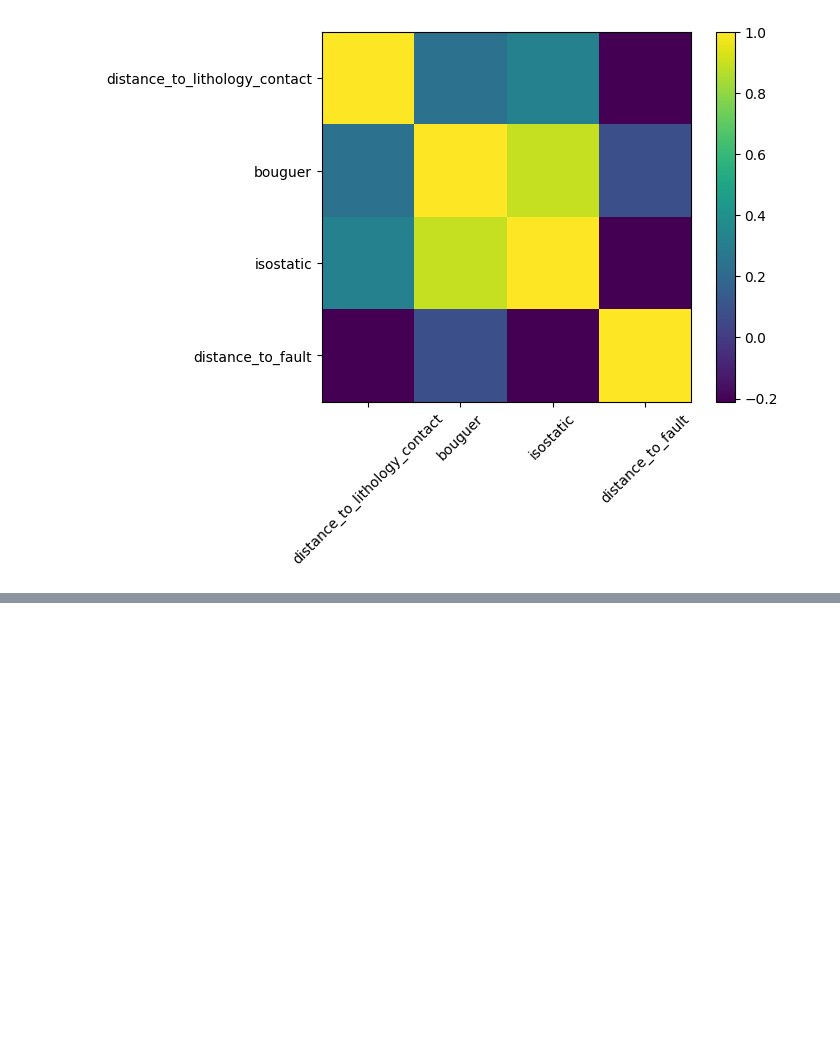
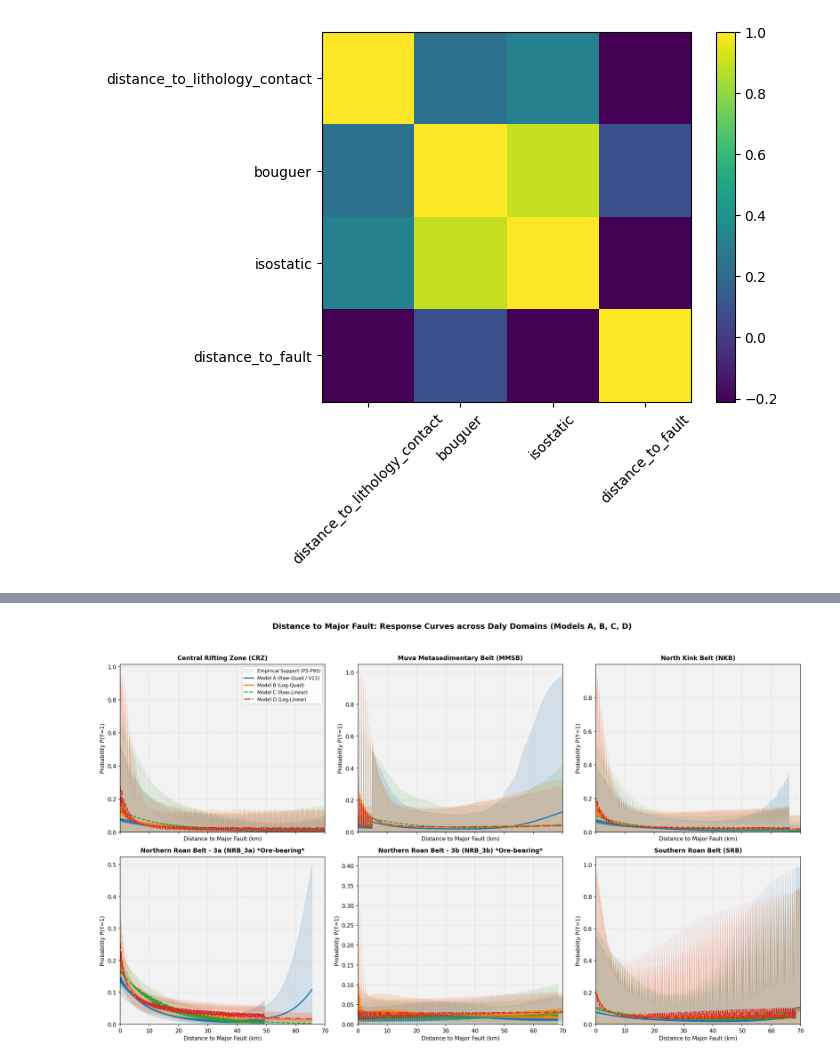
Before and after one commit to vmtasi/copperbelt-mineral-prospectivity, a Jupyter notebook: notebooks/Untitled-1.ipynb, the cells around one changed output, grey strips where cells are left out. Drawn from its saved outputs; the diff is of its cells as text; code cells hidden in the pictures; blank space fills up the shorter version.

```diff
--- a/notebooks/Untitled-1.ipynb
+++ b/notebooks/Untitled-1.ipynb
@@ -154,0 +344,76 @@ plt.show()
+# %%
+# 1. Plot Distance to Fault Response Curves across Daly Domains
+import pandas as pd
+import numpy as np
+import matplotlib.pyplot as plt
+from pathlib import Path
+
+# Load response curves and support quantiles
+csv_fault = Path("../figures/audit/distance_representation_sensitivity/response_curves_fault.csv")
+if not csv_fault.exists():
+    csv_fault = Path(r"c:\Users\vanmu\copperbelt-mineral-prospectivity\figures\audit\distance_representation_sensitivity\response_curves_fault.csv")
+
+csv_supp = Path("../figures/audit/distance_representation_sensitivity/support_quantiles.csv")
+if not csv_supp.exists():
+    csv_supp = Path(r"c:\Users\vanmu\copperbelt-mineral-prospectivity\figures\audit\distance_representation_sensitivity\support_quantiles.csv")
+
+df_fault = pd.read_csv(csv_fault)
+df_supp = pd.read_csv(csv_supp) if csv_supp.exists() else None
+
+domains = ['CRZ', 'MMSB', 'NKB', 'NRB_3a', 'NRB_3b', 'SRB']
+domain_titles = {
+    'CRZ': 'Central Rifting Zone (CRZ)',
+    'MMSB': 'Muva Metasedimentary Belt (MMSB)',
+    'NKB': 'North Kink Belt (NKB)',
+    'NRB_3a': 'Northern Roan Belt - 3a (NRB_3a) *Ore-bearing*',
+    'NRB_3b': 'Northern Roan Belt - 3b (NRB_3b) *Ore-bearing*',
+    'SRB': 'Southern Roan Belt (SRB)'
+}
+
+model_config = {
+    'A': {'label': 'Model A (Raw-Quad / V11)', 'color': '#1f77b4', 'ls': '-', 'lw': 2.2, 'alpha': 0.15},
+    'B': {'label': 'Model B (Log-Quad)',       'color': '#ff7f0e', 'ls': '-', 'lw': 2.2, 'alpha': 0.15},
+    'C': {'label': 'Model C (Raw-Linear)',     'color': '#2ca02c', 'ls': '--', 'lw': 1.8, 'alpha': 0.10},
+    'D': {'label': 'Model D (Log-Linear)',     'color': '#d62728', 'ls': '-.', 'lw': 1.8, 'alpha': 0.10}
+}
+
+fig, axes = plt.subplots(2, 3, figsize=(18, 11), dpi=150, sharex=True, sharey=False)
+axes = axes.flatten()
+
+# Support quantiles for fault
+supp_p05 = df_supp[df_supp['predictor'] == 'fault']['p05'].mean() if df_supp is not None else None
+supp_p95 = df_supp[df_supp['predictor'] == 'fault']['p95'].mean() if df_supp is not None else None
+
+for i, dom in enumerate(domains):
+    ax = axes[i]
+    dom_df = df_fault[df_fault['domain'] == dom]
+
+    # Shade empirical support window
+    if supp_p05 is not None and supp_p95 is not None:
+        ax.axvspan(supp_p05, supp_p95, color='gray', alpha=0.10, label='Empirical Support (P5-P95)' if i == 0 else '')
+        ax.axvline(supp_p95, color='gray', linestyle=':', linewidth=1.2, alpha=0.7)
+
+    for model_code in ['A', 'B', 'C', 'D']:
+        m_df = dom_df[dom_df['model'] == model_code]
+        if len(m_df) == 0: continue
+        cfg = model_config[model_code]
+
+        # Fold mean response and CI ribbon
+        grp = m_df.groupby('grid_km').agg({'response_mean': 'mean', 'response_ci_lower': 'mean', 'response_ci_upper': 'mean'}).reset_index()
+        ax.plot(grp['grid_km'], grp['response_mean'], label=cfg['label'], color=cfg['color'], linestyle=cfg['ls'], linewidth=cfg['lw'])
+        ax.fill_between(grp['grid_km'], grp['response_ci_lower'], grp['response_ci_upper'], color=cfg['color'], alpha=cfg['alpha'])
+
+    ax.set_title(domain_titles[dom], fontsize=11, fontweight='bold', pad=8)
+    ax.set_xlabel('Distance to Major Fault (km)', fontsize=10)
+    ax.set_ylabel('Probability P(Y=1)', fontsize=10)
+    ax.grid(True, linestyle='--', alpha=0.4)
+    ax.set_xlim(0, 70)
+    ax.set_ylim(bottom=0)
+    if i == 0:
+        ax.legend(loc='upper right', fontsize=8.5, framealpha=0.9)
+
+fig.suptitle('Distance to Major Fault: Response Curves across Daly Domains (Models A, B, C, D)', fontsize=14, fontweight='bold', y=0.99)
+plt.tight_layout(rect=[0, 0.02, 1, 0.96])
+plt.show()
+# %% [output]
+[figure, added]
```
Also changed, not shown: parts of 11 cells of this notebook.
